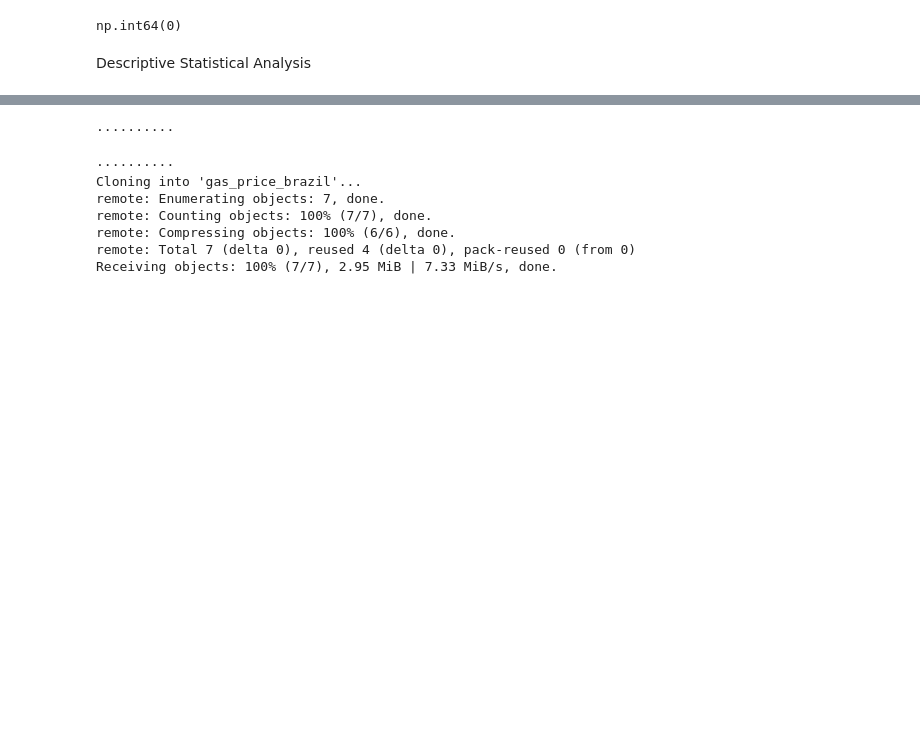
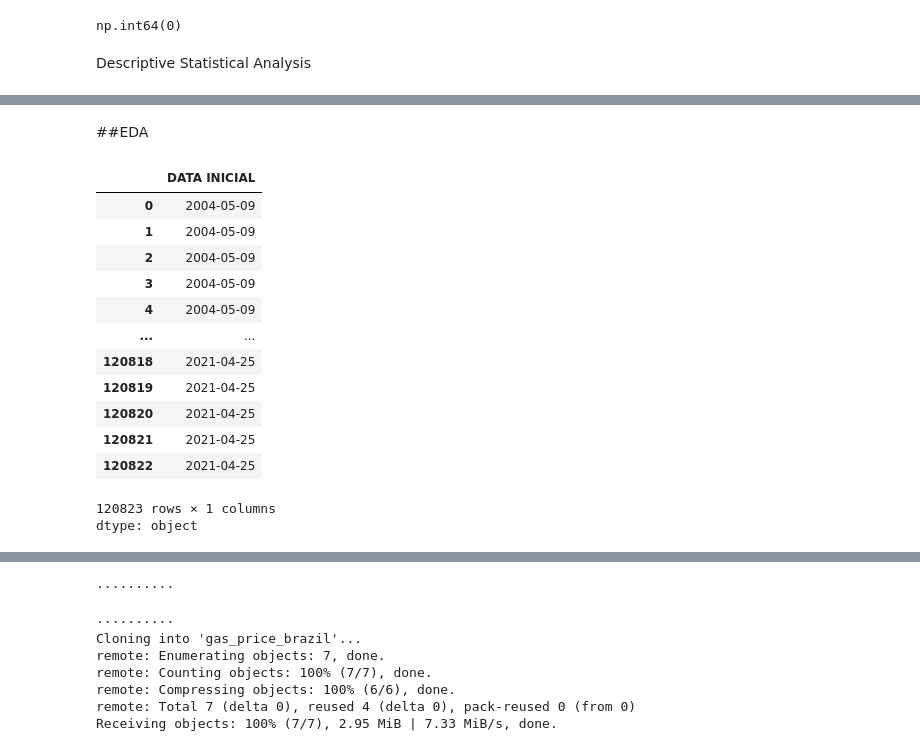
Before and after one commit to italofvaz/gas_price_brazil, a Jupyter notebook: eda_gas_price_brazil.ipynb, the cells around one changed output, grey strips where cells are left out. Drawn from its saved outputs; the diff is of its cells as text; code cells hidden in the pictures; blank space fills up the shorter version.

```diff
--- a/eda_gas_price_brazil.ipynb
+++ b/eda_gas_price_brazil.ipynb
@@ -80,3 +79,22 @@ df.describe()
 | 50% | 99.000000 | 2.899000 | 0.121000 | 2.690000 | ... |
 | 75% | 226.000000 | 4.026000 | 0.204000 | 3.790000 | ... |
 | max | 4167.000000 | 107.500000 | 10.748000 | 100.000000 | ... |
+# %% [markdown]
+##EDA
+# %%
+df['DATA INICIAL']
+# %% [output]
+|  | DATA INICIAL |
+| 0 | 2004-05-09 |
+| 1 | 2004-05-09 |
+| 2 | 2004-05-09 |
+| 3 | 2004-05-09 |
+| 4 | 2004-05-09 |
+| ... | ... |
+| 120818 | 2021-04-25 |
+| 120819 | 2021-04-25 |
+| 120820 | 2021-04-25 |
+| 120821 | 2021-04-25 |
+| 120822 | 2021-04-25 |
+120823 rows × 1 columns
+dtype: object
```
Also changed, not shown: parts of 23 cells of this notebook, 1 other file.
